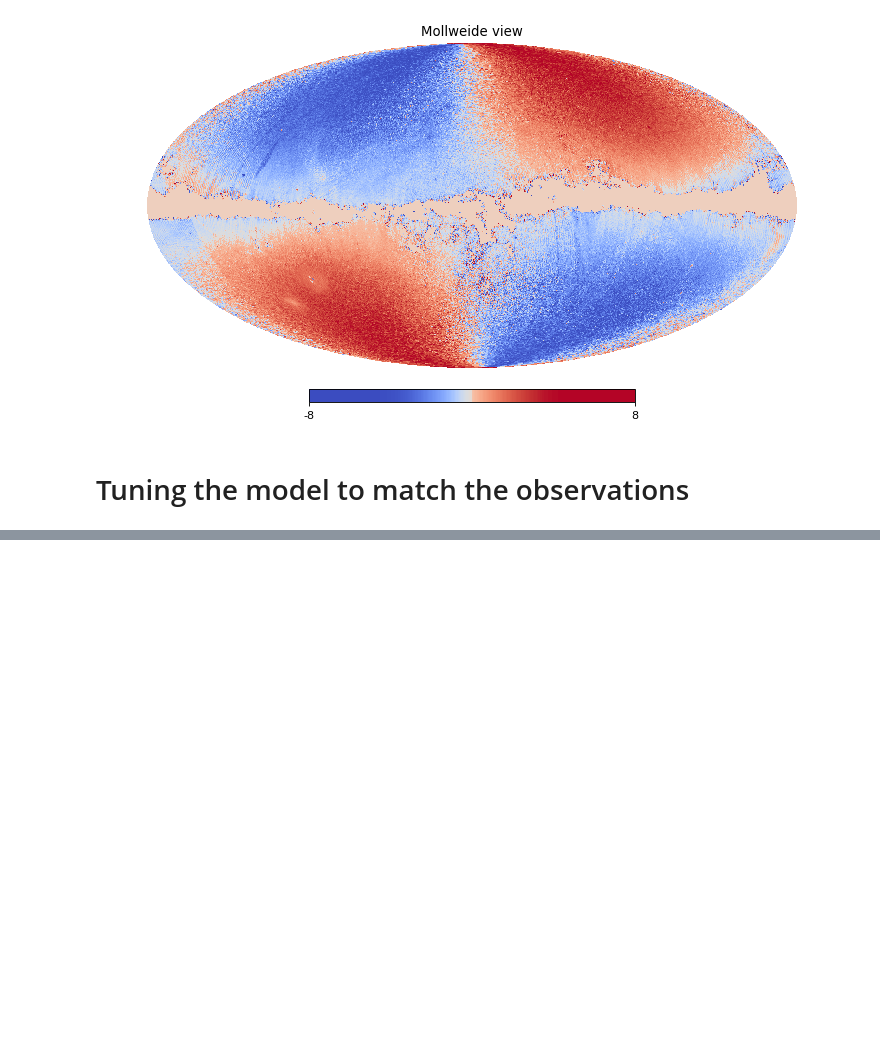
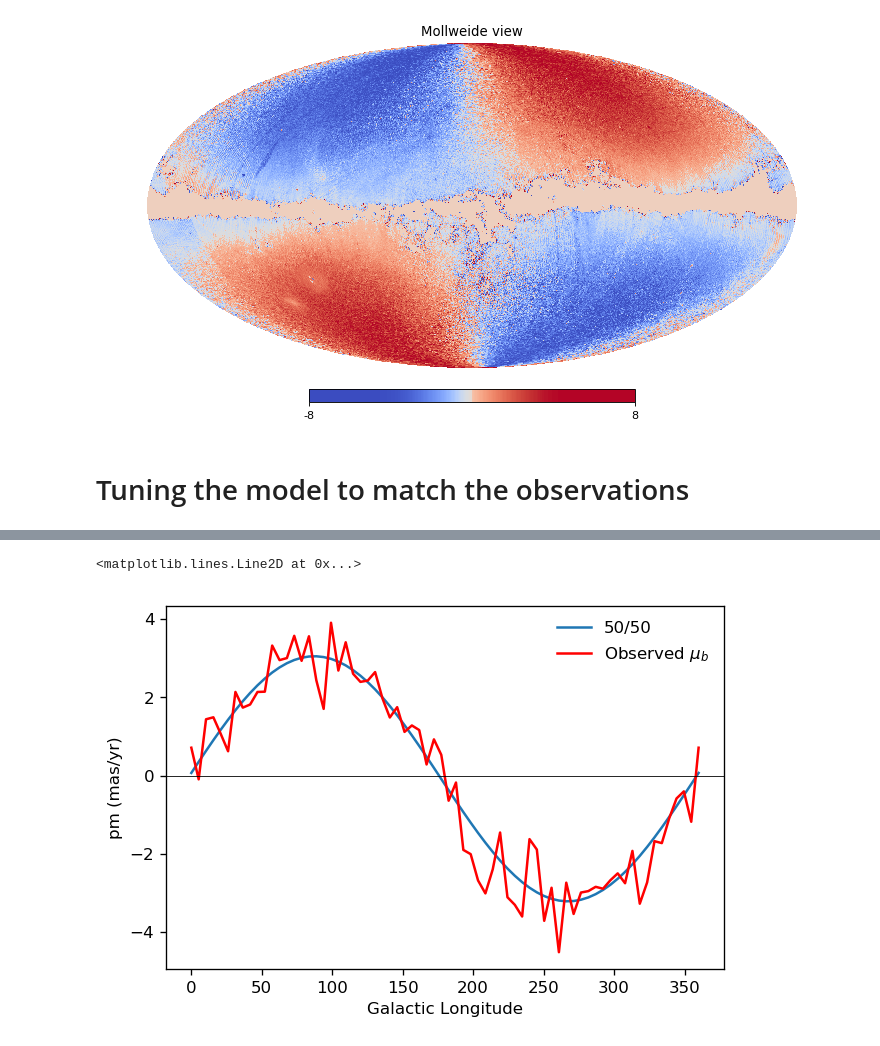
Before and after one commit to ctslater/gaia_experiments, a Jupyter notebook: model_mu_b.ipynb, the cells around one changed output, grey strips where cells are left out. Cells and saved outputs as stored; diff of their text form; code cells hidden in the pictures; blank space fills up the shorter version.

```diff
--- a/model_mu_b.ipynb
+++ b/model_mu_b.ipynb
@@ -185,0 +201,13 @@ plt.axhline(0, color='k', lw=0.5)
+# %%
+plt.figure(dpi=120)
+
+plt.plot(single_longitudes, 0.5*(retro_model_result + pro_model_result), '-', label=r"50/50".format(dist))
+
+plt.plot(single_longitudes, map_mean_b[r_pix], 'r-', label=r"Observed $\mu_b$")
+plt.xlabel("Galactic Longitude")
+plt.ylabel("pm (mas/yr)")
+plt.legend(loc=0, frameon=False)
+plt.axhline(0, color='k', lw=0.5)
+# %% [output]
+<matplotlib.lines.Line2D at 0x...>
+[figure, added]
```
Also changed, not shown: parts of 4 cells of this notebook.
